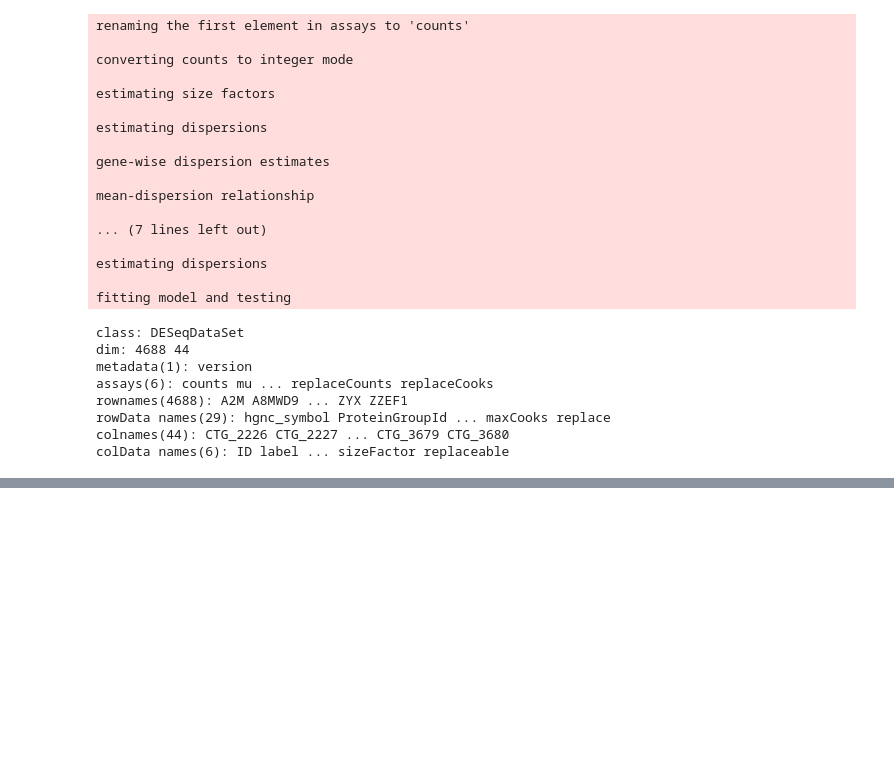
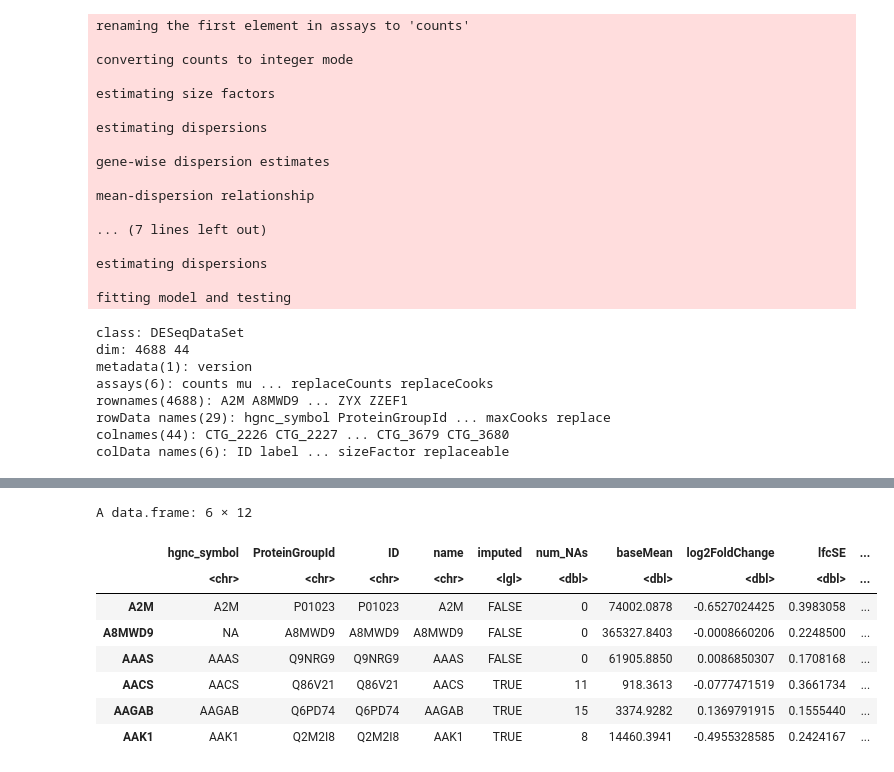
Before and after one commit to meg-bit/proteomics, a Jupyter notebook: dep_corrected.ipynb, the cells around one changed output, grey strips where cells are left out. Drawn from its saved outputs; the diff is of its cells as text; code cells hidden in the pictures; blank space fills up the shorter version.

Commit message:
Finish changing the dep source function without adding error messages

```diff
--- a/dep_corrected.ipynb
+++ b/dep_corrected.ipynb
@@ -199,0 +176,25 @@ test_diff <- function(se, test = "PRETREATED_vs_NAIVE") {
+# %%
+#' @param se is in log2 scale
+test_diff <- function(se) {
+
+#     # Show error if inputs are not the required classes
+#     assertthat::assert_that(inherits(se, "SummarizedExperiment"))
+#     # Show error if inputs do not contain required columns
+#     type <- match.arg(type)
+
+    # Test for differential expression
+    assay(se) <- round(2^assay(se)) # deseq2 uses counts instead of log2(counts)
+    head(assay(se), 2)
+    dds <- DESeqDataSet(se, design = ~ condition)
+    dds$condition <- relevel(dds$condition, ref = "NAIVE") # make sure to use NAIVE as the control group
+    dds <- DESeq(dds)
+    res <- results(dds)
+
+    # merge res with rowData(se)
+    rowData(se) <- merge(rowData(se), res, by=0) %>%
+        subset(select = -c(Row.names))
+    return(se)
+}
+# %%
+dep <- test_diff(data)
+dep
@@ -199,0 +227,12 @@ test_diff <- function(se, test = "PRETREATED_vs_NAIVE") {
+# %%
+head(as.data.frame(rowData(dep)))
+# %% [output]
+A data.frame: 6 × 12
+|  | hgnc_symbol | ProteinGroupId | ID | name | imputed | num_NAs | baseMean | log2FoldChange | lfcSE | ... |
+|  | <chr> | <chr> | <chr> | <chr> | <lgl> | <dbl> | <dbl> | <dbl> | <dbl> | ... |
+| A2M | A2M | P01023 | P01023 | A2M | FALSE | 0 | 74002.0878 | -0.6527024425 | 0.3983058 | ... |
+| A8MWD9 | NA | A8MWD9 | A8MWD9 | A8MWD9 | FALSE | 0 | 365327.8403 | -0.0008660206 | 0.2248500 | ... |
+| AAAS | AAAS | Q9NRG9 | Q9NRG9 | AAAS | FALSE | 0 | 61905.8850 | 0.0086850307 | 0.1708168 | ... |
+| AACS | AACS | Q86V21 | Q86V21 | AACS | TRUE | 11 | 918.3613 | -0.0777471519 | 0.3661734 | ... |
+| AAGAB | AAGAB | Q6PD74 | Q6PD74 | AAGAB | TRUE | 15 | 3374.9282 | 0.1369791915 | 0.1555440 | ... |
+| AAK1 | AAK1 | Q2M2I8 | Q2M2I8 | AAK1 | TRUE | 8 | 14460.3941 | -0.4955328585 | 0.2424167 | ... |
```
Also changed, not shown: parts of 9 cells of this notebook.
